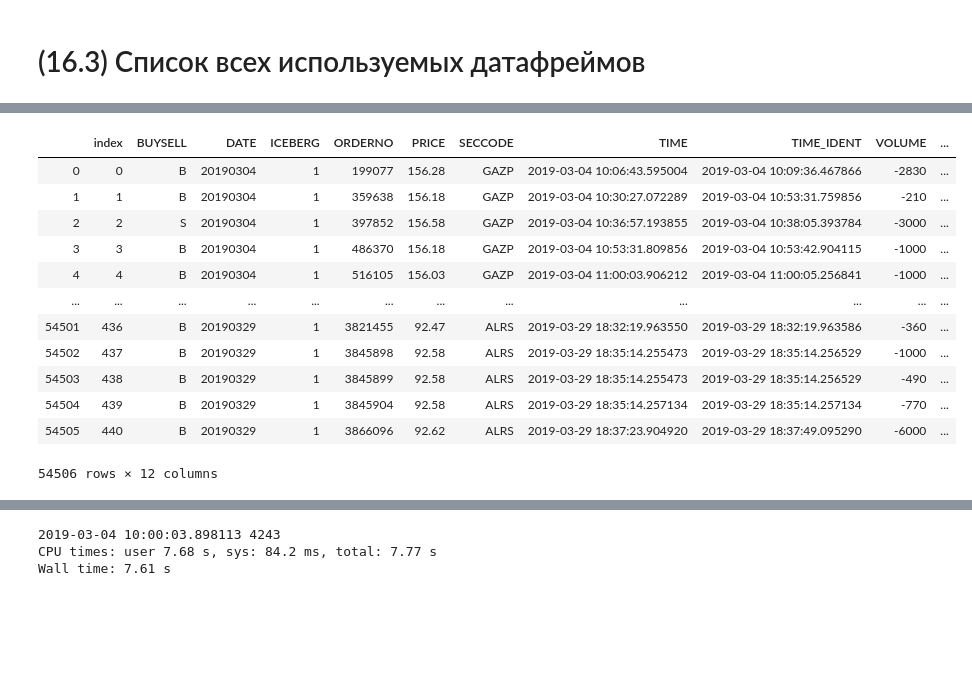
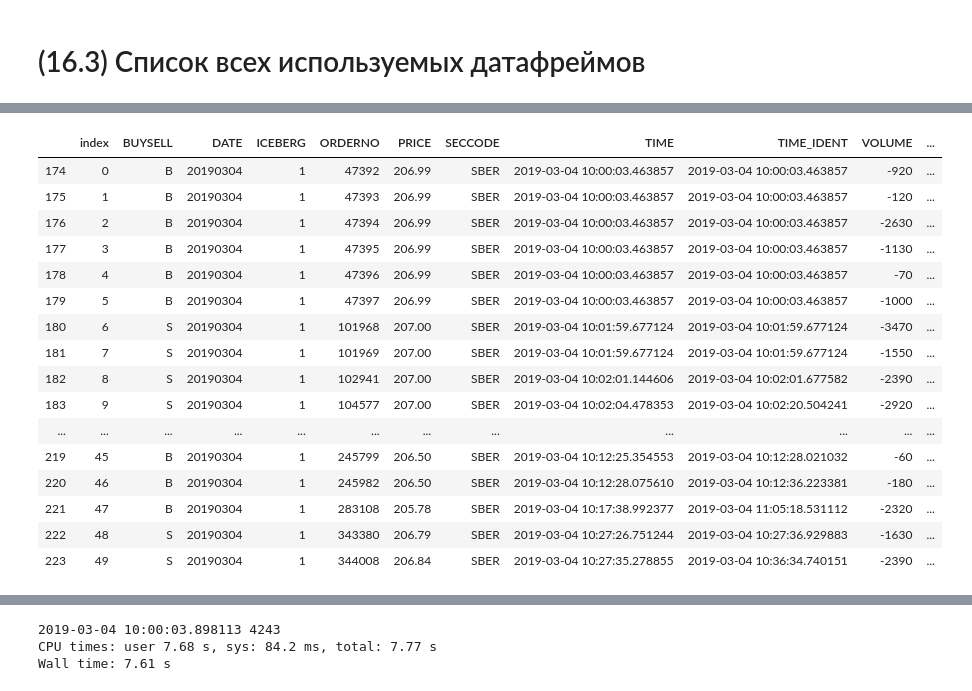
Before and after one commit to katya-luzina/master_thesis, a Jupyter notebook: 3. анализ окружения для создания микроцепочек.ipynb, the cells around one changed output, grey strips where cells are left out. Saved outputs shown, nothing was run; the diff lists cells and outputs as text; code cells hidden in the pictures; blank space fills up the shorter version.

```diff
--- a/3. анализ окружения для создания микроцепочек.ipynb
+++ b/3. анализ окружения для создания микроцепочек.ipynb
@@ -124,3 +145,8 @@ tickers = ['GAZP',
            'CHMF',
            'ALRS'
           ]
+# %%
+d = orderlogs[0]
+date = int(d[8:16]) #20190304
+ticker = tickers[0] #GAZP
+delta = dt.timedelta(microseconds=90000)
@@ -127,27 +168,33 @@ tickers = ['GAZP',
 # %%
 # читаем список выявленных айсберг-заявок + преобразуем время в формат datetime
 # iceberg_all - список всех найденных айсбергов
+# ice_instr - список айсбергов по одному инструменту за один день
 iceberg_all = pd.read_csv('iceberg.csv', header = 0)
 iceberg_all['together_time'] = iceberg_all['DATE'].apply(str)+iceberg_all['TIME'].apply(str)
 iceberg_all['together_time_identified'] = iceberg_all['DATE'].apply(str)+iceberg_all['TIME_IDENT'].apply(str)
 iceberg_all['TIME'] = [ReverseToDateTime(iceberg_all.together_time[i]) for i in range (len(iceberg_all.together_time))]
 iceberg_all['TIME_IDENT'] = [ReverseToDateTime(iceberg_all.together_time_identified[i]) for i in range (len(iceberg_all.together_time_identified))]
 iceberg_all['DELTA'] = iceberg_all['TIME_IDENT'] - iceberg_all['TIME']
 del iceberg_all['together_time']
 del iceberg_all['together_time_identified']
+ice_instr = iceberg_all[(iceberg_all.SECCODE == ticker) & (iceberg_all.DATE == date)]
 
-iceberg_all
+ice_instr.head(50)
 # %% [output]
 |  | index | BUYSELL | DATE | ICEBERG | ORDERNO | PRICE | SECCODE | TIME | TIME_IDENT | VOLUME | ... |
-| 0 | 0 | B | 20190304 | 1 | 199077 | 156.28 | GAZP | 2019-03-04 10:06:43.595004 | 2019-03-04 10:09:36.467866 | -2830 | ... |
-| 1 | 1 | B | 20190304 | 1 | 359638 | 156.18 | GAZP | 2019-03-04 10:30:27.072289 | 2019-03-04 10:53:31.759856 | -210 | ... |
-| 2 | 2 | S | 20190304 | 1 | 397852 | 156.58 | GAZP | 2019-03-04 10:36:57.193855 | 2019-03-04 10:38:05.393784 | -3000 | ... |
-| 3 | 3 | B | 20190304 | 1 | 486370 | 156.18 | GAZP | 2019-03-04 10:53:31.809856 | 2019-03-04 10:53:42.904115 | -1000 | ... |
-| 4 | 4 | B | 20190304 | 1 | 516105 | 156.03 | GAZP | 2019-03-04 11:00:03.906212 | 2019-03-04 11:00:05.256841 | -1000 | ... |
+| 174 | 0 | B | 20190304 | 1 | 47392 | 206.99 | SBER | 2019-03-04 10:00:03.463857 | 2019-03-04 10:00:03.463857 | -920 | ... |
+| 175 | 1 | B | 20190304 | 1 | 47393 | 206.99 | SBER | 2019-03-04 10:00:03.463857 | 2019-03-04 10:00:03.463857 | -120 | ... |
+| 176 | 2 | B | 20190304 | 1 | 47394 | 206.99 | SBER | 2019-03-04 10:00:03.463857 | 2019-03-04 10:00:03.463857 | -2630 | ... |
+| 177 | 3 | B | 20190304 | 1 | 47395 | 206.99 | SBER | 2019-03-04 10:00:03.463857 | 2019-03-04 10:00:03.463857 | -1130 | ... |
+| 178 | 4 | B | 20190304 | 1 | 47396 | 206.99 | SBER | 2019-03-04 10:00:03.463857 | 2019-03-04 10:00:03.463857 | -70 | ... |
+| 179 | 5 | B | 20190304 | 1 | 47397 | 206.99 | SBER | 2019-03-04 10:00:03.463857 | 2019-03-04 10:00:03.463857 | -1000 | ... |
+| 180 | 6 | S | 20190304 | 1 | 101968 | 207.00 | SBER | 2019-03-04 10:01:59.677124 | 2019-03-04 10:01:59.677124 | -3470 | ... |
+| 181 | 7 | S | 20190304 | 1 | 101969 | 207.00 | SBER | 2019-03-04 10:01:59.677124 | 2019-03-04 10:01:59.677124 | -1550 | ... |
+| 182 | 8 | S | 20190304 | 1 | 102941 | 207.00 | SBER | 2019-03-04 10:02:01.144606 | 2019-03-04 10:02:01.677582 | -2390 | ... |
+| 183 | 9 | S | 20190304 | 1 | 104577 | 207.00 | SBER | 2019-03-04 10:02:04.478353 | 2019-03-04 10:02:20.504241 | -2920 | ... |
 | ... | ... | ... | ... | ... | ... | ... | ... | ... | ... | ... | ... |
-| 54501 | 436 | B | 20190329 | 1 | 3821455 | 92.47 | ALRS | 2019-03-29 18:32:19.963550 | 2019-03-29 18:32:19.963586 | -360 | ... |
-| 54502 | 437 | B | 20190329 | 1 | 3845898 | 92.58 | ALRS | 2019-03-29 18:35:14.255473 | 2019-03-29 18:35:14.256529 | -1000 | ... |
-| 54503 | 438 | B | 20190329 | 1 | 3845899 | 92.58 | ALRS | 2019-03-29 18:35:14.255473 | 2019-03-29 18:35:14.256529 | -490 | ... |
-| 54504 | 439 | B | 20190329 | 1 | 3845904 | 92.58 | ALRS | 2019-03-29 18:35:14.257134 | 2019-03-29 18:35:14.257134 | -770 | ... |
-| 54505 | 440 | B | 20190329 | 1 | 3866096 | 92.62 | ALRS | 2019-03-29 18:37:23.904920 | 2019-03-29 18:37:49.095290 | -6000 | ... |
+| 219 | 45 | B | 20190304 | 1 | 245799 | 206.50 | SBER | 2019-03-04 10:12:25.354553 | 2019-03-04 10:12:28.021032 | -60 | ... |
+| 220 | 46 | B | 20190304 | 1 | 245982 | 206.50 | SBER | 2019-03-04 10:12:28.075610 | 2019-03-04 10:12:36.223381 | -180 | ... |
+| 221 | 47 | B | 20190304 | 1 | 283108 | 205.78 | SBER | 2019-03-04 10:17:38.992377 | 2019-03-04 11:05:18.531112 | -2320 | ... |
+| 222 | 48 | S | 20190304 | 1 | 343380 | 206.79 | SBER | 2019-03-04 10:27:26.751244 | 2019-03-04 10:27:36.929883 | -1630 | ... |
+| 223 | 49 | S | 20190304 | 1 | 344008 | 206.84 | SBER | 2019-03-04 10:27:35.278855 | 2019-03-04 10:36:34.740151 | -2390 | ... |
-54506 rows × 12 columns
```
Also changed, not shown: parts of 38 cells of this notebook.
